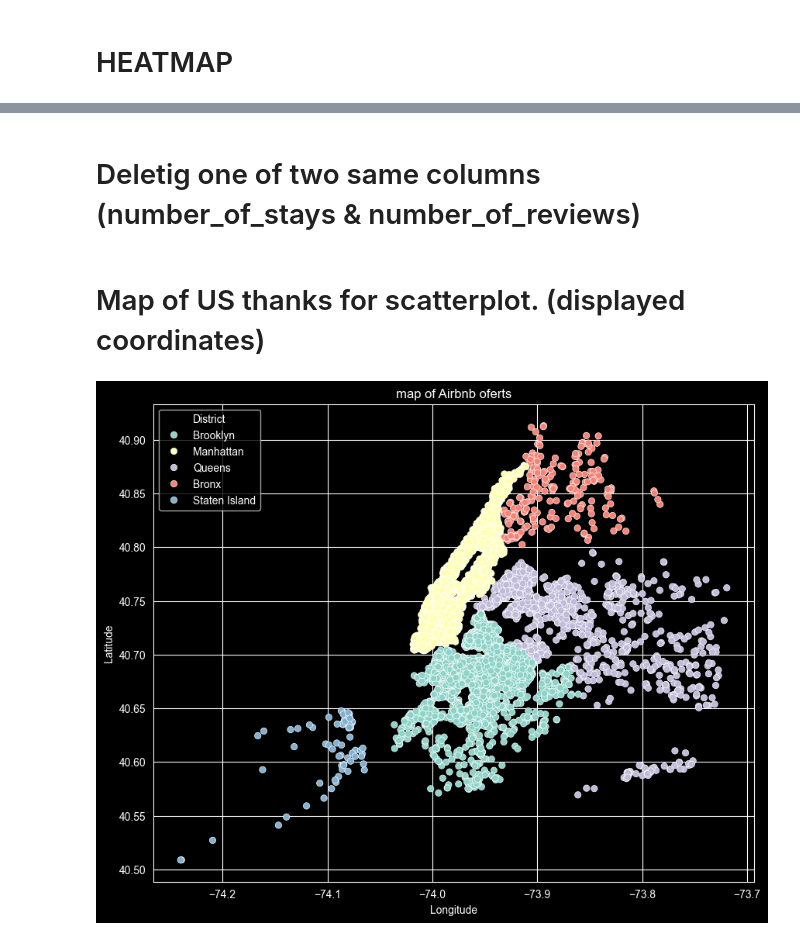
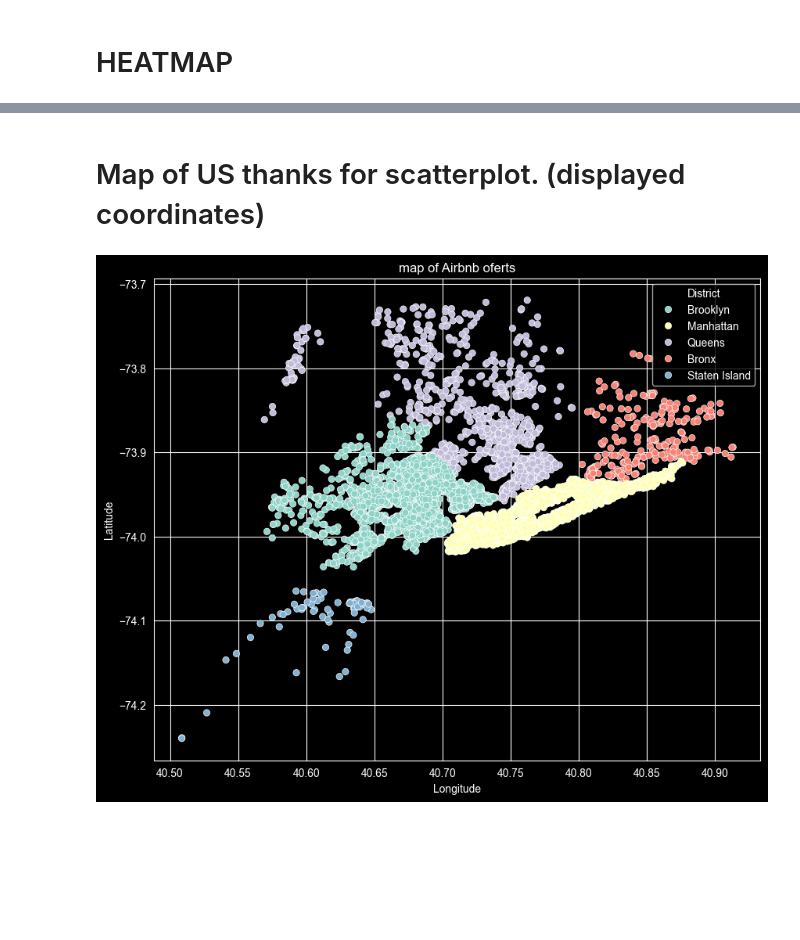
Before and after one commit to ck0002/airbnb_group, a Jupyter notebook: AirBnb.ipynb, the cells around one changed output, grey strips where cells are left out. Cells and saved outputs as stored; diff of their text form; code cells hidden in the pictures; blank space fills up the shorter version.

```diff
--- a/AirBnb.ipynb
+++ b/AirBnb.ipynb
@@ -155,28 +255,18 @@ plt.show()
-# %% [markdown]
-# Deletig one of two same columns (number_of_stays & number_of_reviews)
-# %%
-airbnb = airbnb.drop(columns=['number_of_stays'] , inplace=True)
 # %% [markdown]
 # Map of US thanks for scatterplot. (displayed coordinates)
 # %%
-
-coords = airbnb['coordinates'].str.slice(1, -1).str.partition(',')
-temp_latitude = coords[0].astype('float')
-temp_longitude = coords[2].astype('float')
-
-
 plt.figure(figsize=(10, 8))
 
 sns.scatterplot(
     data=airbnb,
-    x=temp_longitude,
-    y=temp_latitude,
+    x=airbnb['longitude'],
+    y=airbnb['latitude'],
     hue='District'
 )
 plt.xlabel('Longitude')
 plt.ylabel('Latitude')
 
 plt.title('map of Airbnb oferts')
 plt.show()
 # %% [output]
-[figure, old version]
+[figure, new version]
```
Also changed, not shown: parts of 16 cells of this notebook.
